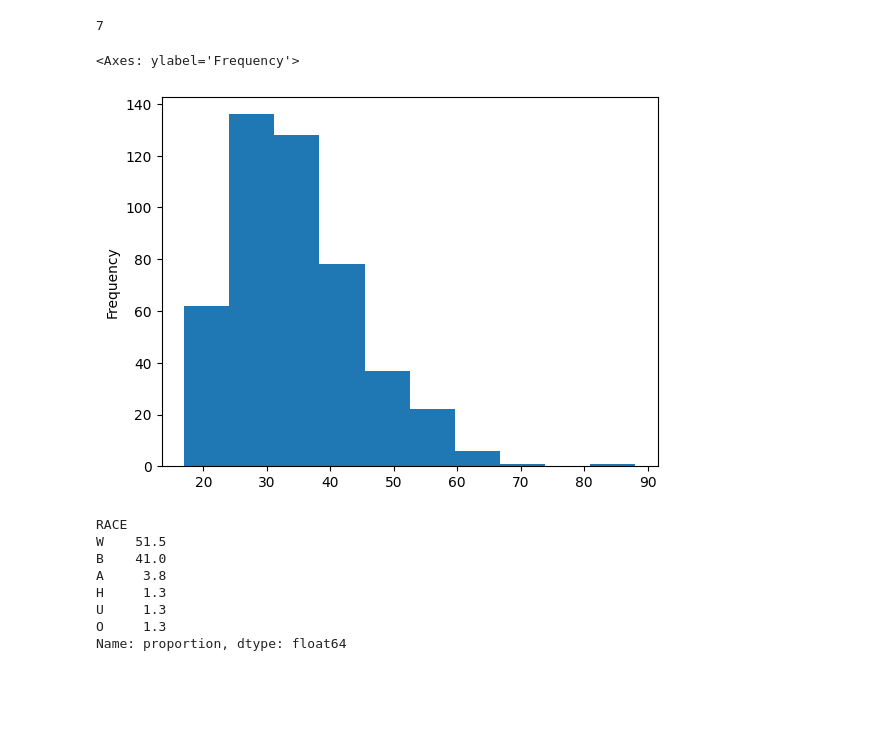
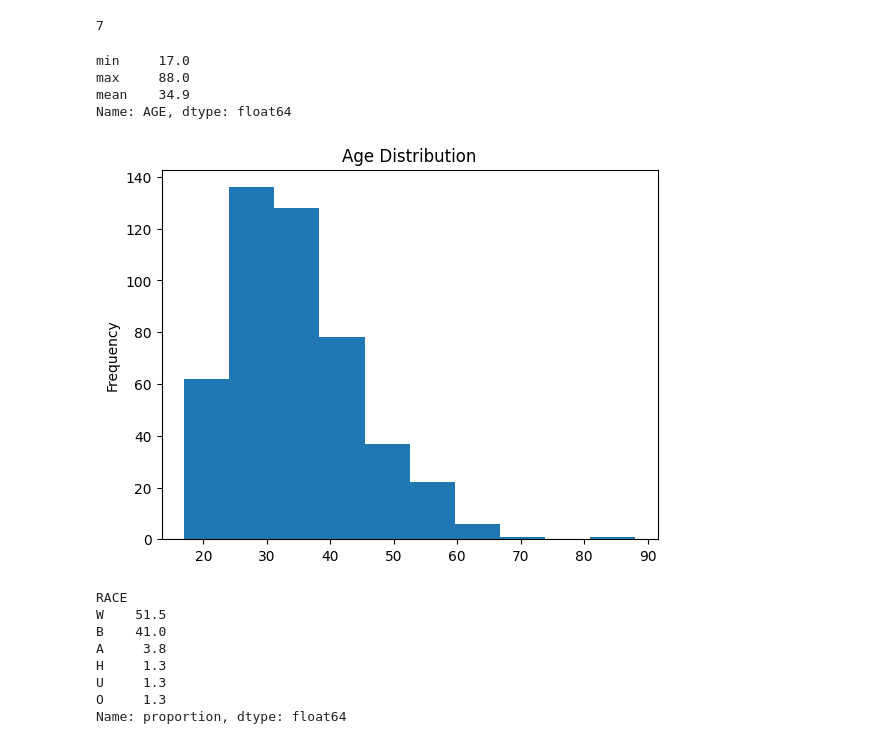
Before and after one commit to moates/pghSWArrests, a Jupyter notebook: arrest_data_analysis.ipynb, the cells around one changed output. Saved outputs shown, nothing was run; the diff lists cells and outputs as text; code cells hidden in the pictures; blank space fills up the shorter version.

```diff
--- a/arrest_data_analysis.ipynb
+++ b/arrest_data_analysis.ipynb
@@ -373,11 +373,14 @@ providers.AGE.isna().sum()
 7
 # %%
 # Min, max, Average age of arrest
+providers.AGE.plot(kind='hist', title="Age Distribution")
 providers.AGE.apply([min, max, pd.DataFrame.mean]).round(1)
-#providers.AGE.plot(kind='hist')
 # %% [output]
-<Axes: ylabel='Frequency'>
+min     17.0
+max     88.0
+mean    34.9
+Name: AGE, dtype: float64
-[figure, old version]
+[figure, new version]
 # %%
 ## Examine the Under 18 arrests
 # providers.loc[providers.AGE < 18]
```
Also changed, not shown: parts of 14 cells of this notebook.
